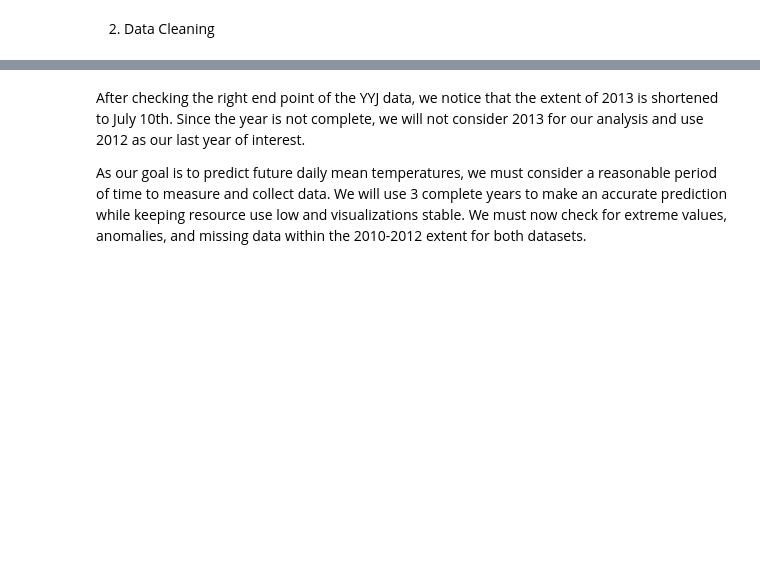
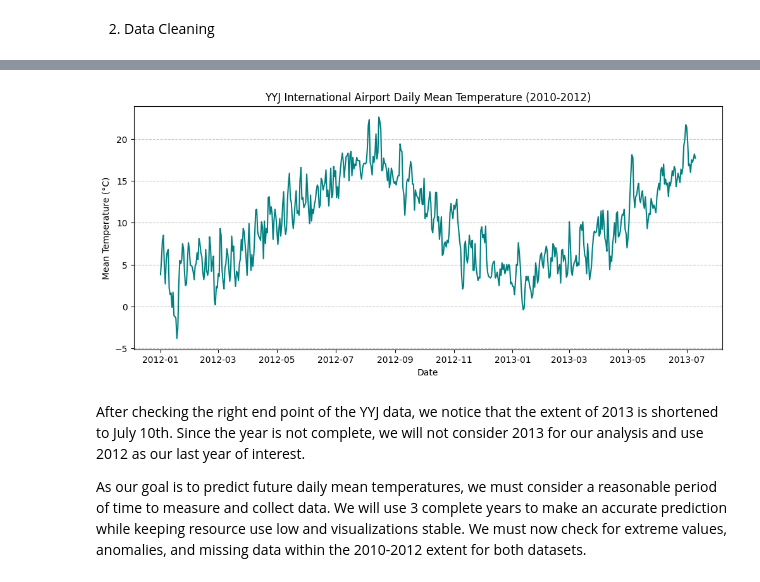
Before and after one commit to MantaHonk/EOS_Weather_Data_Analysis, a Jupyter notebook: Term_Project.ipynb, the cells around one changed output, grey strips where cells are left out. Saved outputs shown, nothing was run; the diff lists cells and outputs as text; code cells hidden in the pictures; blank space fills up the shorter version.

Commit message:
Switched Plotly visualization to matplotlib, and added some comments to part 3 and 4

```diff
--- a/Term_Project.ipynb
+++ b/Term_Project.ipynb
@@ -62,3 +53,16 @@ px.bar(df_YYJ[(df_YYJ['year'] >=2012) & (df_YYJ['year'] <= 2013)], x="timestamp"
+# %%
+df_yyj_plot = df_YYJ[(df_YYJ['year'] >= 2012) & (df_YYJ['year'] <= 2013)]
+
+plt.figure(figsize=(12, 5))
+plt.plot(df_yyj_plot['timestamp'], df_yyj_plot['d_mean_temp'], color='teal')
+
+plt.title("YYJ International Airport Daily Mean Temperature (2010-2012)")
+plt.xlabel("Date")
+plt.ylabel("Mean Temperature (°C)")
+plt.grid(axis='y', linestyle='--', alpha=0.7)
+plt.show()
+# %% [output]
+[figure, added]
 # %% [markdown]
 After checking the right end point of the YYJ data, we notice that the extent of 2013 is shortened to July 10th. Since the year is not complete, we will not consider 2013 for our analysis and use 2012 as our last year of interest.
 
```
Also changed, not shown: parts of 11 cells of this notebook.
